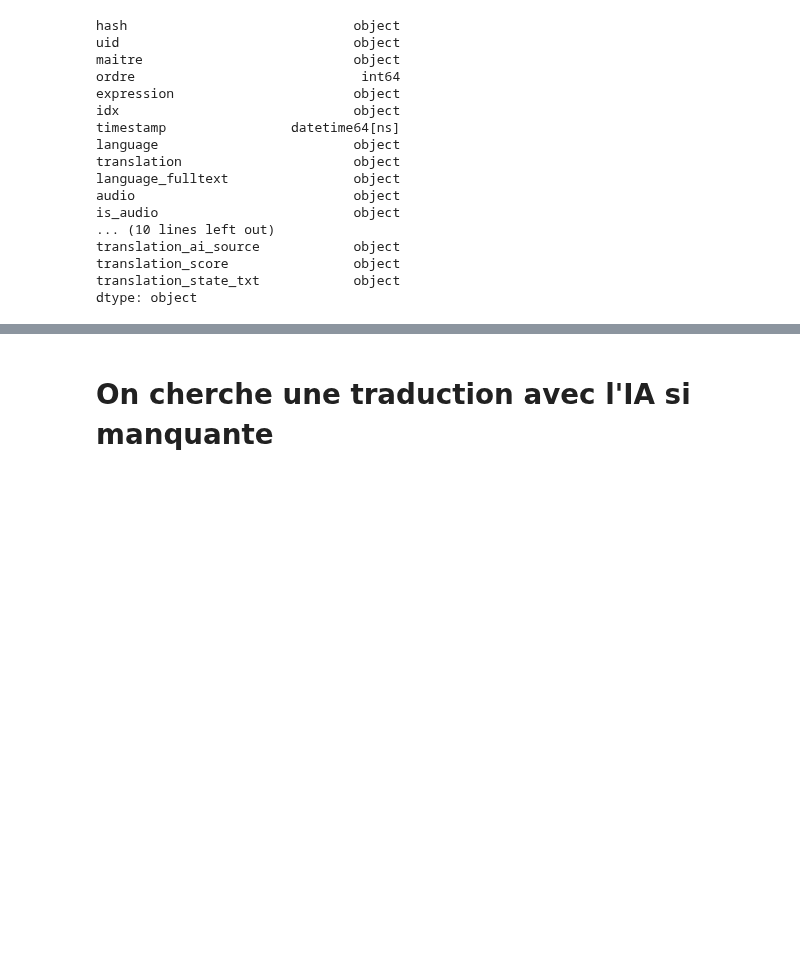
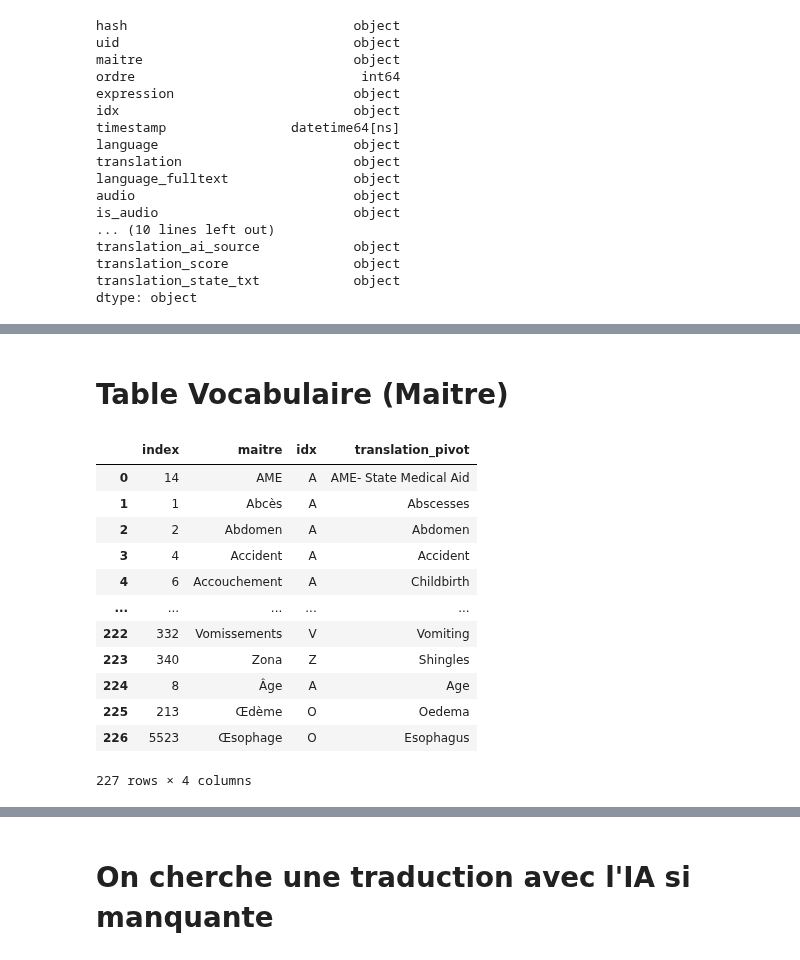
Before and after one commit to gretiere545/corpus, a Jupyter notebook: corpus_sync_airtable.ipynb, the cells around one changed output, grey strips where cells are left out. Drawn from its saved outputs; the diff is of its cells as text; code cells hidden in the pictures; blank space fills up the shorter version.

```diff
--- a/corpus_sync_airtable.ipynb
+++ b/corpus_sync_airtable.ipynb
@@ -730,3 +710,27 @@ translation_ai_source                                                   11
 translation_score                                                        1
 translation_state_txt                                                   OK
 Name: 0, dtype: object
+# %% [markdown]
+# Table Vocabulaire (Maitre)
+# %%
+df_vocabulary = df_langdeck.copy()
+# %%
+df_vocabulary = df_vocabulary.drop_duplicates(subset=['maitre'], keep='first').sort_values('maitre', ascending=True)
+# %%
+df_vocabulary = df_vocabulary[["maitre","idx","translation_pivot"]]
+# %%
+df_vocabulary.reset_index()
+# %% [output]
+|  | index | maitre | idx | translation_pivot |
+| 0 | 14 | AME | A | AME- State Medical Aid |
+| 1 | 1 | Abcès | A | Abscesses |
+| 2 | 2 | Abdomen | A | Abdomen |
+| 3 | 4 | Accident | A | Accident |
+| 4 | 6 | Accouchement | A | Childbirth |
+| ... | ... | ... | ... | ... |
+| 222 | 332 | Vomissements | V | Vomiting |
+| 223 | 340 | Zona | Z | Shingles |
+| 224 | 8 | Âge | A | Age |
+| 225 | 213 | Œdème | O | Oedema |
+| 226 | 5523 | Œsophage | O | Esophagus |
+227 rows × 4 columns
```
Also changed, not shown: parts of 27 cells of this notebook.
